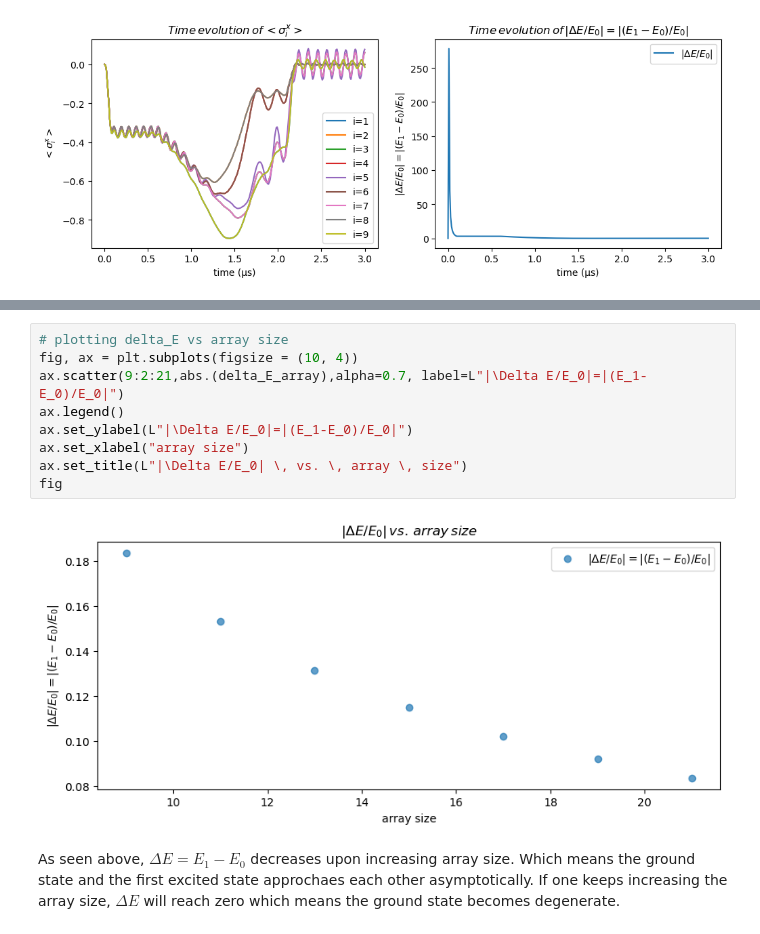
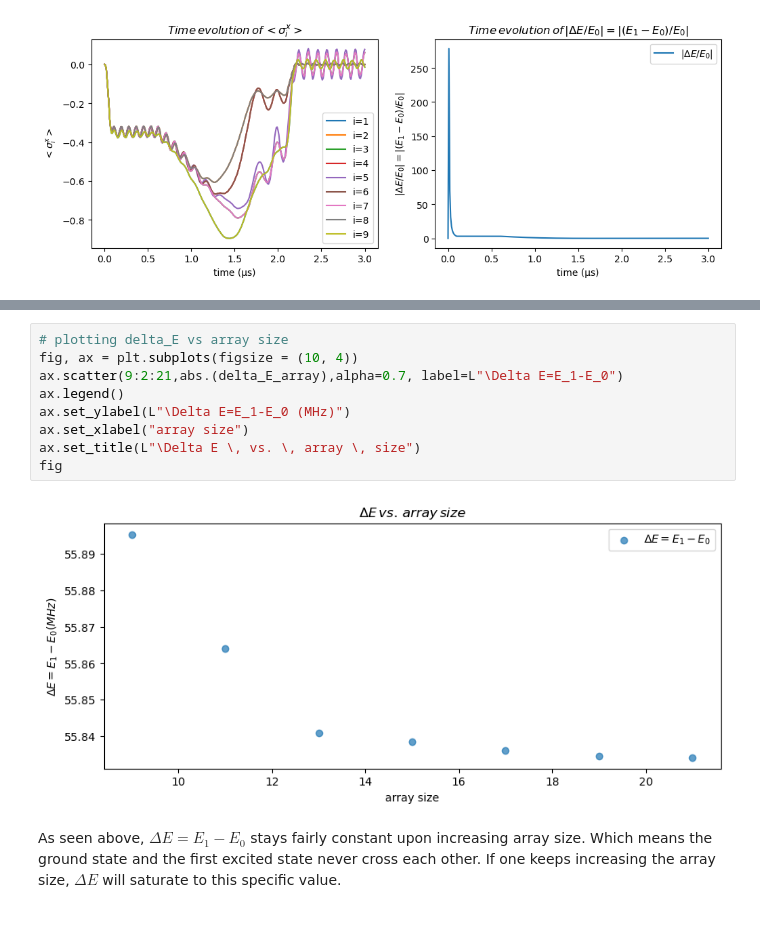
Before and after one commit to CDL-Quantum/CohortProject_2022, a Jupyter notebook: Week1_Rydberg/Task1_project1_SB.ipynb, the cells around one changed output, grey strips where cells are left out. Saved outputs shown, nothing was run; the diff lists cells and outputs as text.

```diff
--- a/Week1_Rydberg/Task1_project1_SB.ipynb
+++ b/Week1_Rydberg/Task1_project1_SB.ipynb
@@ -165,13 +180,13 @@ Nsites=21 done
 # %%
 # plotting delta_E vs array size
 fig, ax = plt.subplots(figsize = (10, 4))
-ax.scatter(9:2:21,abs.(delta_E_array),alpha=0.7, label=L"|\Delta E/E_0|=|(E_1-E_0)/E_0|")
+ax.scatter(9:2:21,abs.(delta_E_array),alpha=0.7, label=L"\Delta E=E_1-E_0")
 ax.legend()
-ax.set_ylabel(L"|\Delta E/E_0|=|(E_1-E_0)/E_0|")
+ax.set_ylabel(L"\Delta E=E_1-E_0 (MHz)")
 ax.set_xlabel("array size")
-ax.set_title(L"|\Delta E/E_0| \, vs. \, array \, size")
+ax.set_title(L"\Delta E \, vs. \, array \, size")
 fig
 # %% [output]
-[figure, old version]
+[figure, new version]
 # %% [markdown]
-As seen above, $\Delta E=E_1-E_0$ decreases upon increasing array size. Which means the ground state and the first excited state approchaes each other asymptotically. If one keeps increasing the array size,  $\Delta E$ will reach zero which means the ground state becomes degenerate.
+As seen above, $\Delta E=E_1-E_0$ stays fairly constant upon increasing array size. Which means the ground state and the first excited state never cross each other. If one keeps increasing the array size,  $\Delta E$ will saturate to this specific value.
```
Also changed, not shown: parts of 9 cells of this notebook.
